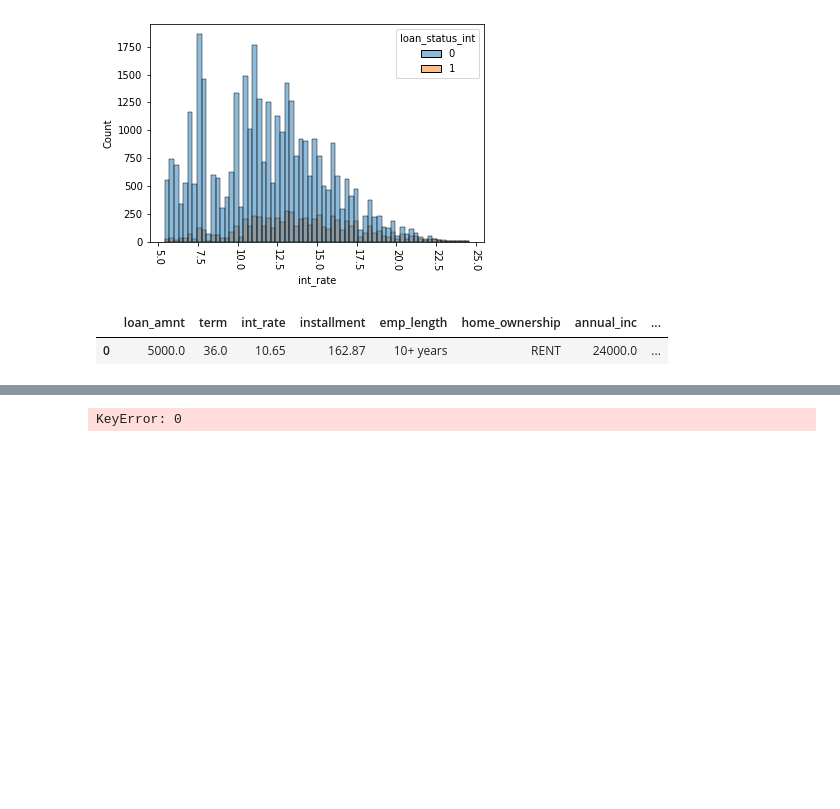
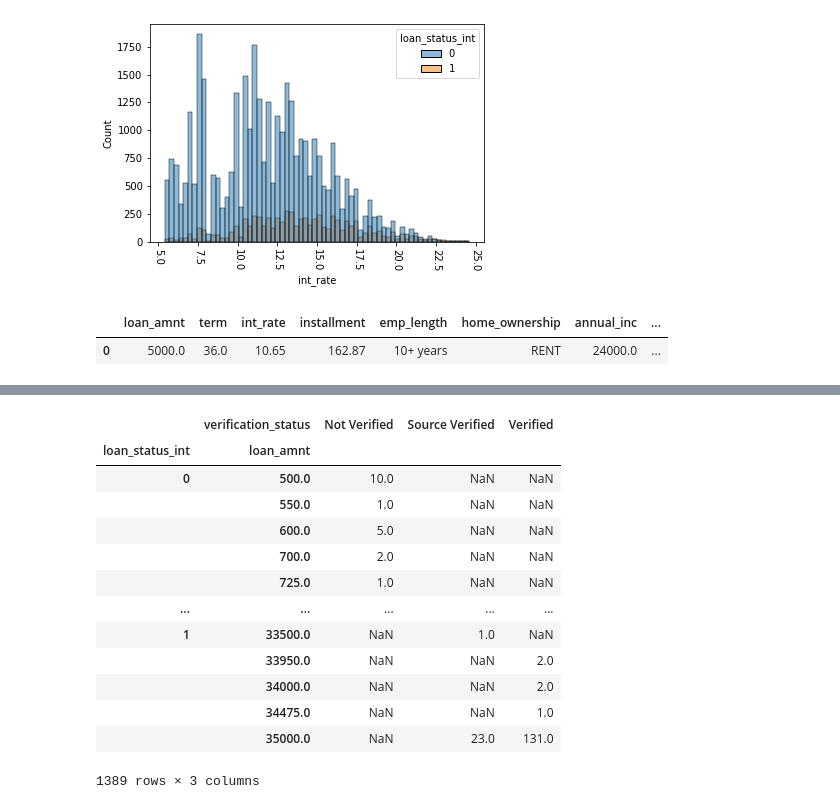
Before and after one commit to amStraszenrand/NeueFische-2nd_Project, a Jupyter notebook: plotting.ipynb, the cells around one changed output, grey strips where cells are left out. Drawn from its saved outputs; the diff is of its cells as text; code cells hidden in the pictures; blank space fills up the shorter version.

```diff
--- a/plotting.ipynb
+++ b/plotting.ipynb
@@ -144,8 +144,21 @@ plx.histogram(df, "home_ownership", color=y_target["loan_status_int"], facet_col
 # %%
 plx.histogram(df, "loan_amnt", color=y_target["loan_status_int"], facet_col=df["verification_status"])
 # %%
-pd.pivot_table(df, y_target["loan_status_int"],  aggfunc="count")
+pd.pivot_table(df, "loan_amnt", [y_target["loan_status_int"], df["loan_amnt"]], "verification_status", aggfunc="count")
 # %% [output]
+|  | verification_status | Not Verified | Source Verified | Verified |
+| loan_status_int | loan_amnt |  |  |  |
+| 0 | 500.0 | 10.0 | NaN | NaN |
+|  | 550.0 | 1.0 | NaN | NaN |
+|  | 600.0 | 5.0 | NaN | NaN |
+|  | 700.0 | 2.0 | NaN | NaN |
+|  | 725.0 | 1.0 | NaN | NaN |
+| ... | ... | ... | ... | ... |
+| 1 | 33500.0 | NaN | 1.0 | NaN |
+|  | 33950.0 | NaN | NaN | 2.0 |
+|  | 34000.0 | NaN | NaN | 2.0 |
+|  | 34475.0 | NaN | NaN | 1.0 |
+|  | 35000.0 | NaN | 23.0 | 131.0 |
-KeyError: 0
+1389 rows × 3 columns
 # %%
 2656/16098
```
Also changed, not shown: parts of 8 cells of this notebook, 7 other files.
